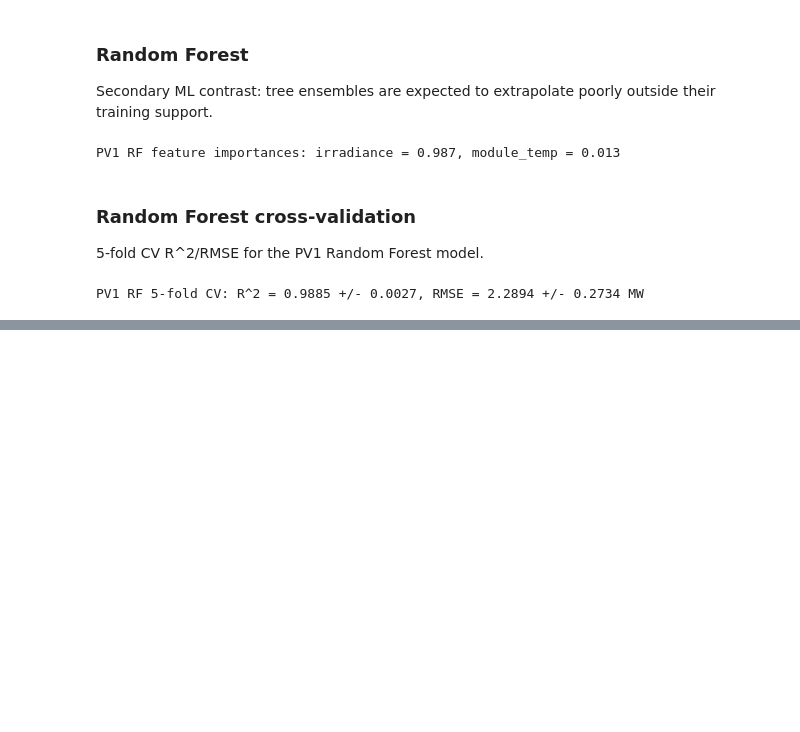
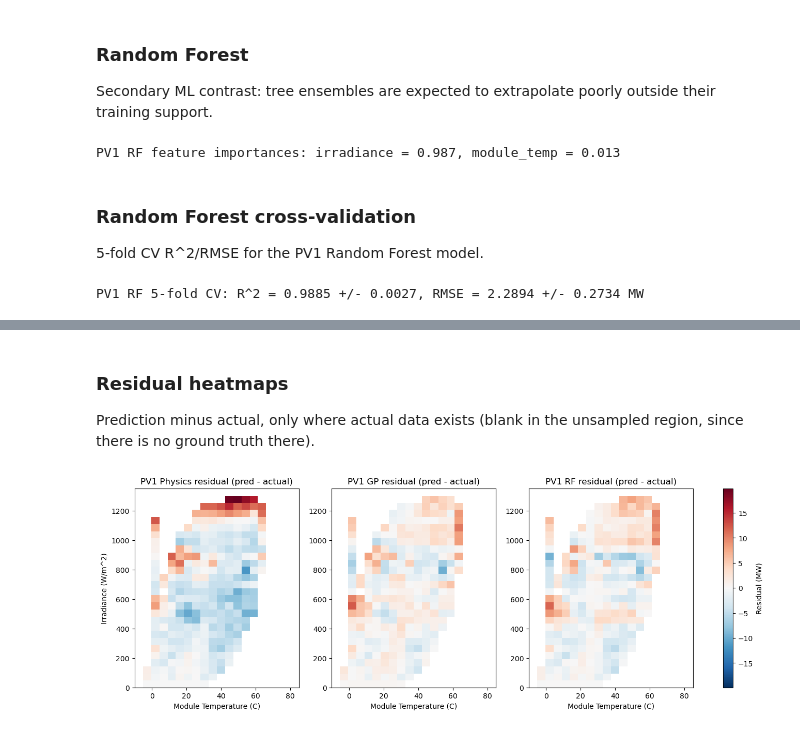
Before and after one commit to ErickChauke/power-curve-modeling-pv-wind, a Jupyter notebook: notebook.ipynb, the cells around one changed output, grey strips where cells are left out. Saved outputs shown, nothing was run; the diff lists cells and outputs as text; code cells hidden in the pictures; blank space fills up the shorter version.

```diff
--- a/notebook.ipynb
+++ b/notebook.ipynb
@@ -324,0 +362,25 @@ PV1 RF 5-fold CV: R^2 = 0.9885 +/- 0.0027, RMSE = 2.2894 +/- 0.2734 MW
+# %% [markdown]
+### Residual heatmaps
+
+Prediction minus actual, only where actual data exists (blank in the unsampled region, since there is no ground truth there).
+# %%
+pv1_actual = grids["PV1"]["power_grid"]
+pv1_resid_panels = [
+    ("Physics", pv1_pred_physics - pv1_actual),
+    ("GP", pv1_pred_gp - pv1_actual),
+    ("RF", pv1_pred_rf - pv1_actual),
+]
+max_abs_resid = np.nanmax(np.abs(np.stack([r for _, r in pv1_resid_panels])))
+
+fig, axes = plt.subplots(1, 3, figsize=(15, 5))
+for ax, (title, resid) in zip(axes, pv1_resid_panels):
+    im = ax.imshow(resid, origin="lower", aspect="auto", extent=pv1_extent,
+                    cmap="RdBu_r", vmin=-max_abs_resid, vmax=max_abs_resid)
+    ax.set_title(f"PV1 {title} residual (pred - actual)")
+    ax.set_xlabel("Module Temperature (C)")
+axes[0].set_ylabel("Irradiance (W/m^2)")
+fig.colorbar(im, ax=axes, label="Residual (MW)", fraction=0.02)
+fig.savefig("outputs/pv1_residuals.png", dpi=150)
+plt.show()
+# %% [output]
+[figure, added]
```
Also changed, not shown: parts of 5 cells of this notebook, 2 other files.
